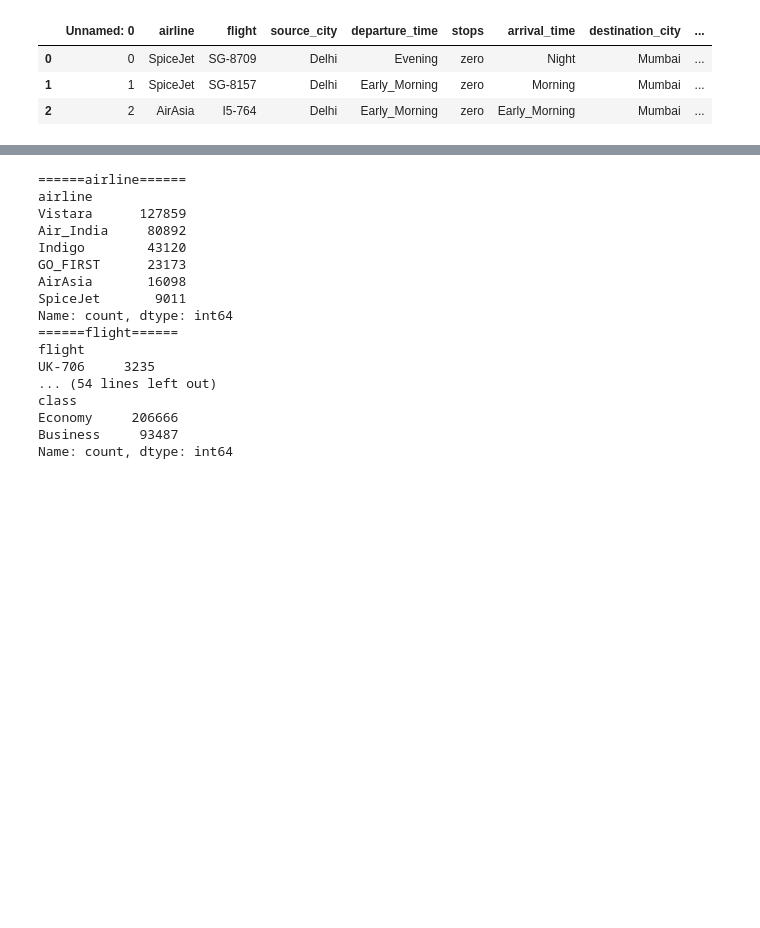
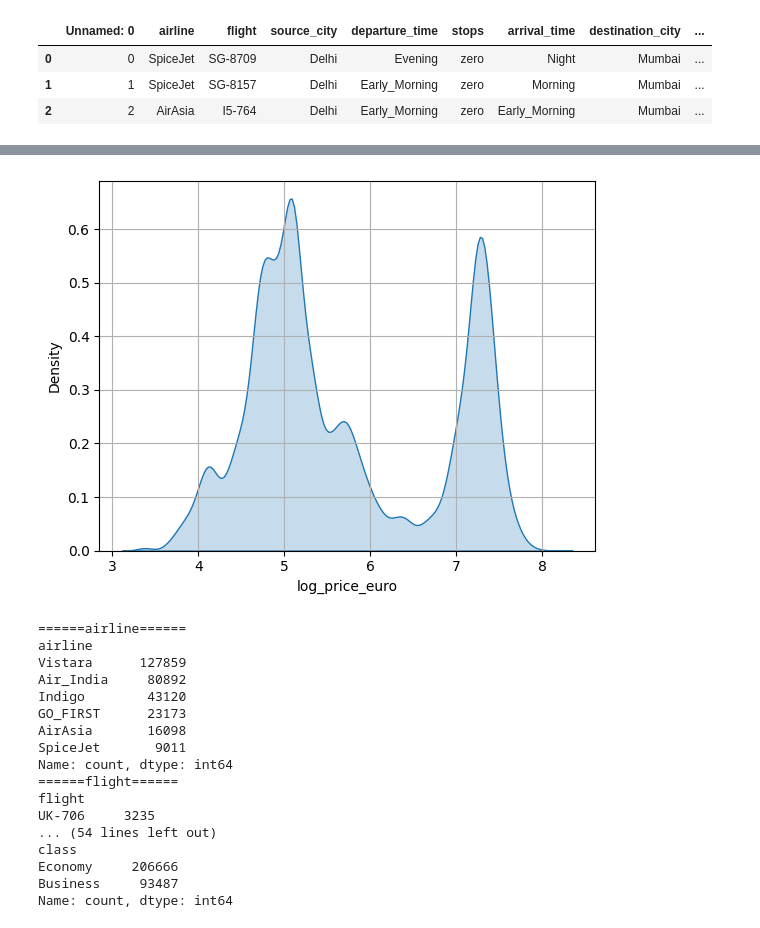
Before and after one commit to jbcheze/Predicting_Airline_Ticket_Prices, a Jupyter notebook: notebook/JB_CHEZE.ipynb, the cells around one changed output, grey strips where cells are left out. Cells and saved outputs as stored; diff of their text form; code cells hidden in the pictures; blank space fills up the shorter version.

```diff
--- a/notebook/JB_CHEZE.ipynb
+++ b/notebook/JB_CHEZE.ipynb
@@ -96,3 +133,8 @@ df.describe()
+# %%
+sns.kdeplot(data=df, x="log_price_euro",fill=True)
+plt.grid()
+# %% [output]
+[figure, added]
 # %%
 for value in df.select_dtypes(include=['object']).columns :
     print(f"======{value}======")
```
Also changed, not shown: parts of 17 cells of this notebook.
